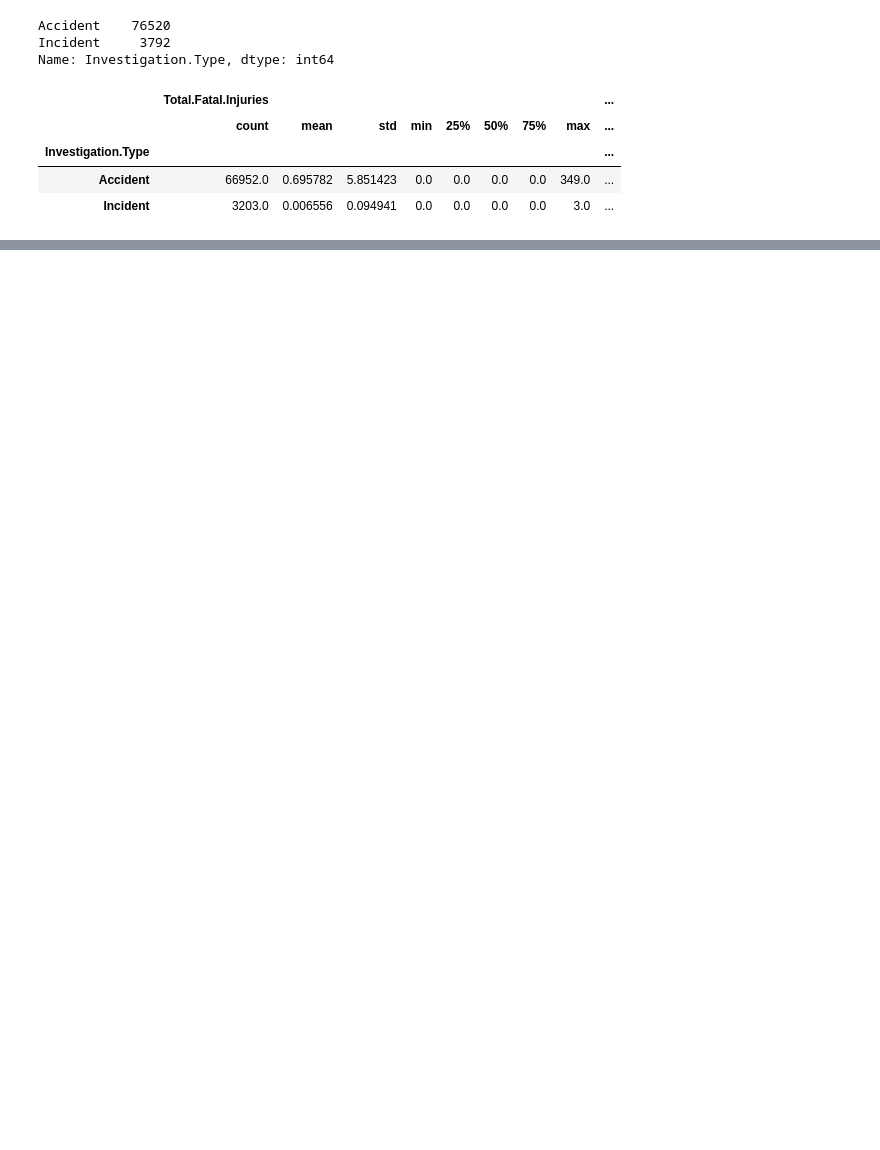
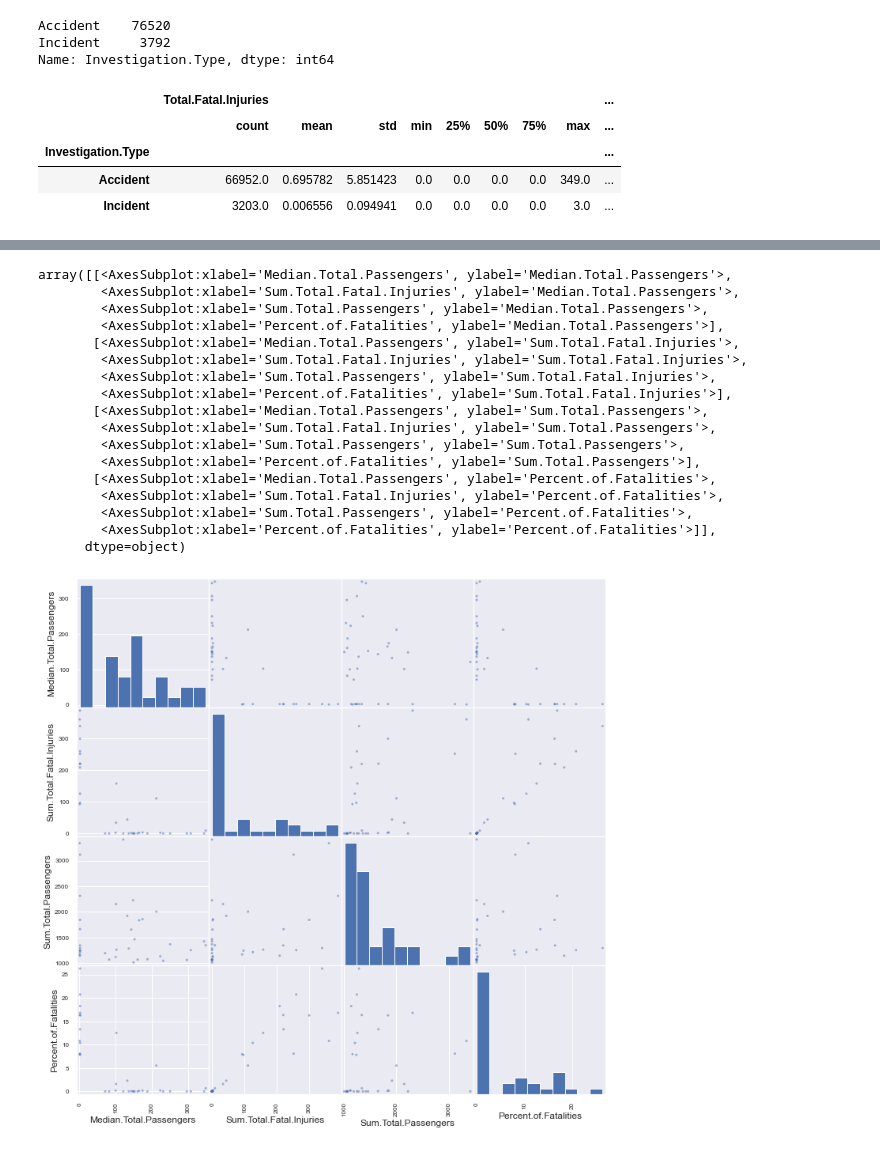
Before and after one commit to dman01337/Aircraft_EDA, a Jupyter notebook: FI_DS_Project1.ipynb, the cells around one changed output, grey strips where cells are left out. Cells and saved outputs as stored; diff of their text form; code cells hidden in the pictures; blank space fills up the shorter version.

```diff
--- a/FI_DS_Project1.ipynb
+++ b/FI_DS_Project1.ipynb
@@ -293,14 +297,12 @@ df.describe()
 | 75% | 1.000000 | 0.000000 | 0.000000 | 0.000000 | 2.000000 |
 | max | 8.000000 | 265.000000 | 137.000000 | 125.000000 | 699.000000 |
 # %%
-#imputing 0 for the injuries columns (due to mean, Q3 = 0)
-#missing_data_dict = {'Total.Fatal.Injuries': 0,
-#                     'Total.Serious.Injuries': 0,
-#                     'Total.Minor.Injuries': 0,}
-#df = df.fillna(missing_data_dict)
-
-#not sure about imputing for Total.Uninjured, dropping those rows
-#df = df[df['Total.Uninjured'].notna()]
+#imputing the median for the injuries columns, to preserve the data
+missing_data_dict = {'Total.Fatal.Injuries': 0,
+                     'Total.Serious.Injuries': 0,
+                     'Total.Minor.Injuries': 0,
+                     'Total.Uninjured': 1}
+df = df.fillna(missing_data_dict)
 
 df.info()
 # %% [output]
@@ -369,7 +342,3 @@ Name: Event.Date, dtype: int64
 # %%
 #drop the very old one-offs, questionable data
 df = df[df['Event.Date'].dt.year > 1981]
-# %%
-# maybe theres something interesting about crash month, making a column for it
-df['Event.Month'] = df['Event.Date'].dt.month
-df.info()
@@ -406,0 +467,21 @@ model_df = df.groupby(['Make', 'Model'])['Total.Fatal.Injuries'].sum().sort_valu
+# %%
+pd.plotting.scatter_matrix(agg_df, figsize=(12,12))
+# %% [output]
+array([[<AxesSubplot:xlabel='Median.Total.Passengers', ylabel='Median.Total.Passengers'>,
+        <AxesSubplot:xlabel='Sum.Total.Fatal.Injuries', ylabel='Median.Total.Passengers'>,
+        <AxesSubplot:xlabel='Sum.Total.Passengers', ylabel='Median.Total.Passengers'>,
+        <AxesSubplot:xlabel='Percent.of.Fatalities', ylabel='Median.Total.Passengers'>],
+       [<AxesSubplot:xlabel='Median.Total.Passengers', ylabel='Sum.Total.Fatal.Injuries'>,
+        <AxesSubplot:xlabel='Sum.Total.Fatal.Injuries', ylabel='Sum.Total.Fatal.Injuries'>,
+        <AxesSubplot:xlabel='Sum.Total.Passengers', ylabel='Sum.Total.Fatal.Injuries'>,
+        <AxesSubplot:xlabel='Percent.of.Fatalities', ylabel='Sum.Total.Fatal.Injuries'>],
+       [<AxesSubplot:xlabel='Median.Total.Passengers', ylabel='Sum.Total.Passengers'>,
+        <AxesSubplot:xlabel='Sum.Total.Fatal.Injuries', ylabel='Sum.Total.Passengers'>,
+        <AxesSubplot:xlabel='Sum.Total.Passengers', ylabel='Sum.Total.Passengers'>,
+        <AxesSubplot:xlabel='Percent.of.Fatalities', ylabel='Sum.Total.Passengers'>],
+       [<AxesSubplot:xlabel='Median.Total.Passengers', ylabel='Percent.of.Fatalities'>,
+        <AxesSubplot:xlabel='Sum.Total.Fatal.Injuries', ylabel='Percent.of.Fatalities'>,
+        <AxesSubplot:xlabel='Sum.Total.Passengers', ylabel='Percent.of.Fatalities'>,
+        <AxesSubplot:xlabel='Percent.of.Fatalities', ylabel='Percent.of.Fatalities'>]],
+      dtype=object)
+[figure, added]
```
Also changed, not shown: parts of 39 cells of this notebook, 6 other files.
